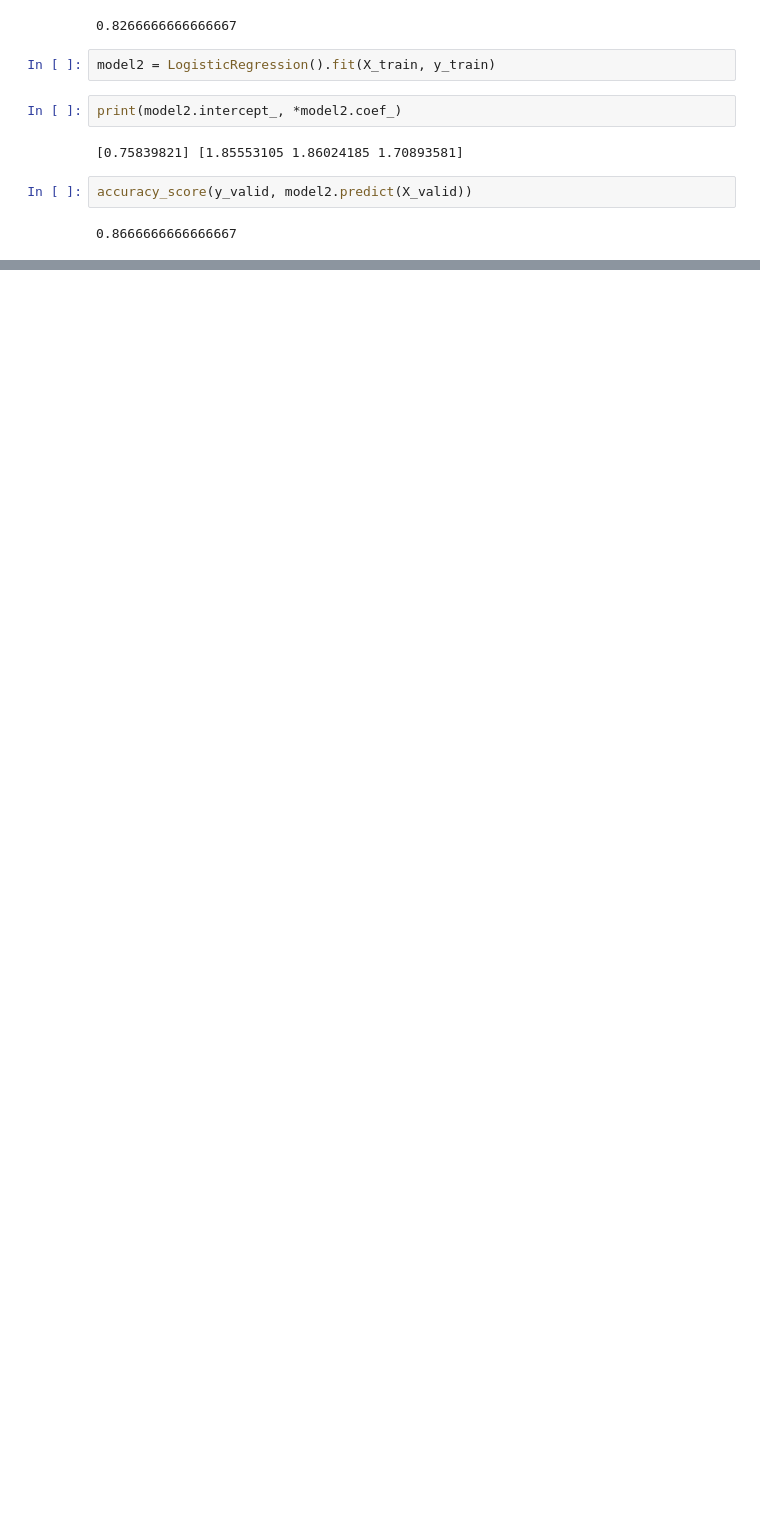
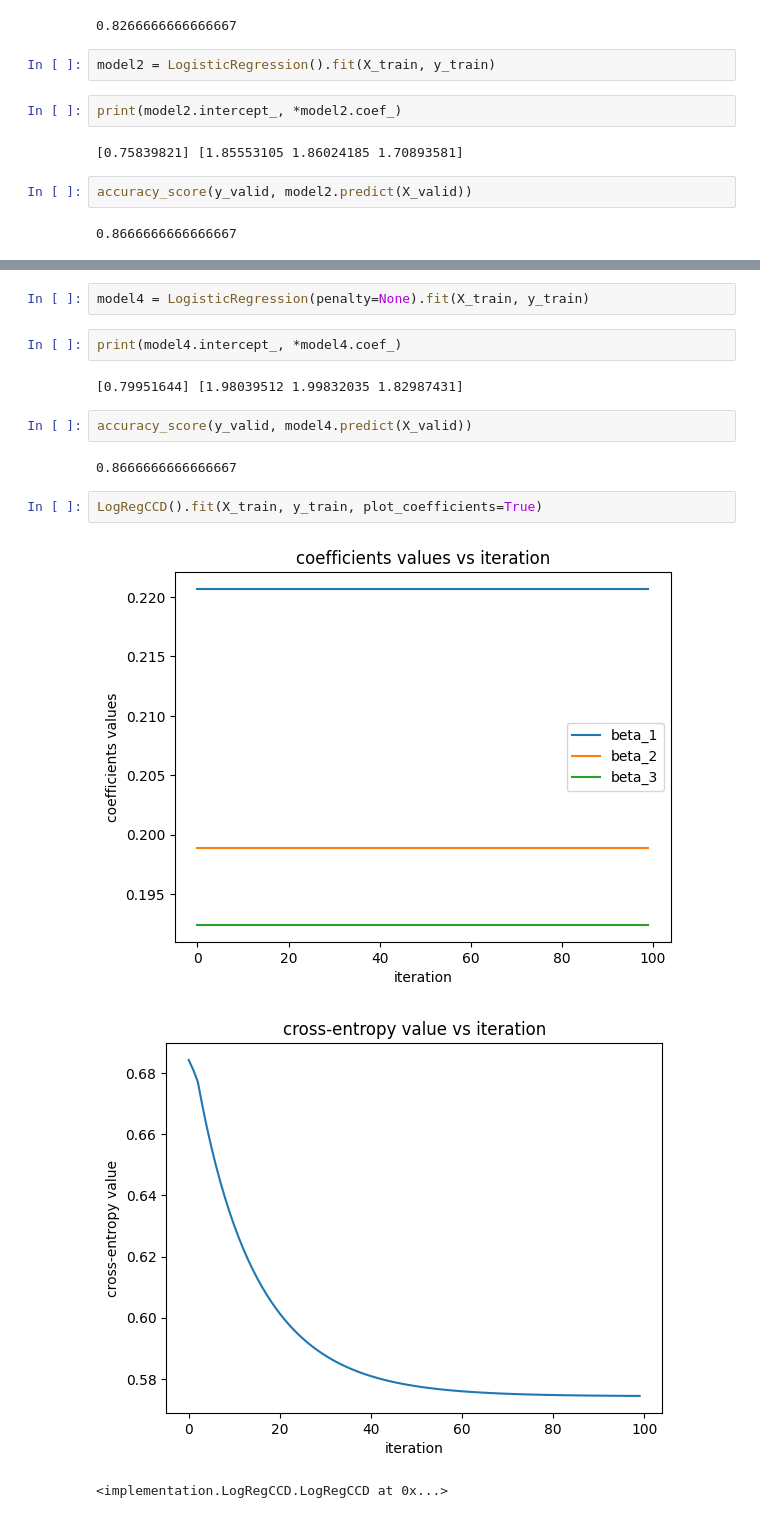
Before and after one commit to michal1701/AdvancedMachineLearning, a Jupyter notebook: Task2/showcase.ipynb, the cells around one changed output, grey strips where cells are left out. Drawn from its saved outputs; the diff is of its cells as text; blank space fills up the shorter version.

```diff
--- a/Task2/showcase.ipynb
+++ b/Task2/showcase.ipynb
@@ -157,0 +168,16 @@ print(LogRegCCD.fit.__doc__)
+# %%
+model4 = LogisticRegression(penalty=None).fit(X_train, y_train)
+# %%
+print(model4.intercept_, *model4.coef_)
+# %% [output]
+[0.79951644] [1.98039512 1.99832035 1.82987431]
+# %%
+accuracy_score(y_valid, model4.predict(X_valid))
+# %% [output]
+0.8666666666666667
+# %%
+LogRegCCD().fit(X_train, y_train, plot_coefficients=True)
+# %% [output]
+[figure, added]
+[figure, added]
+<implementation.LogRegCCD.LogRegCCD at 0x...>
```
Also changed, not shown: parts of 9 cells of this notebook, 1 other file.
